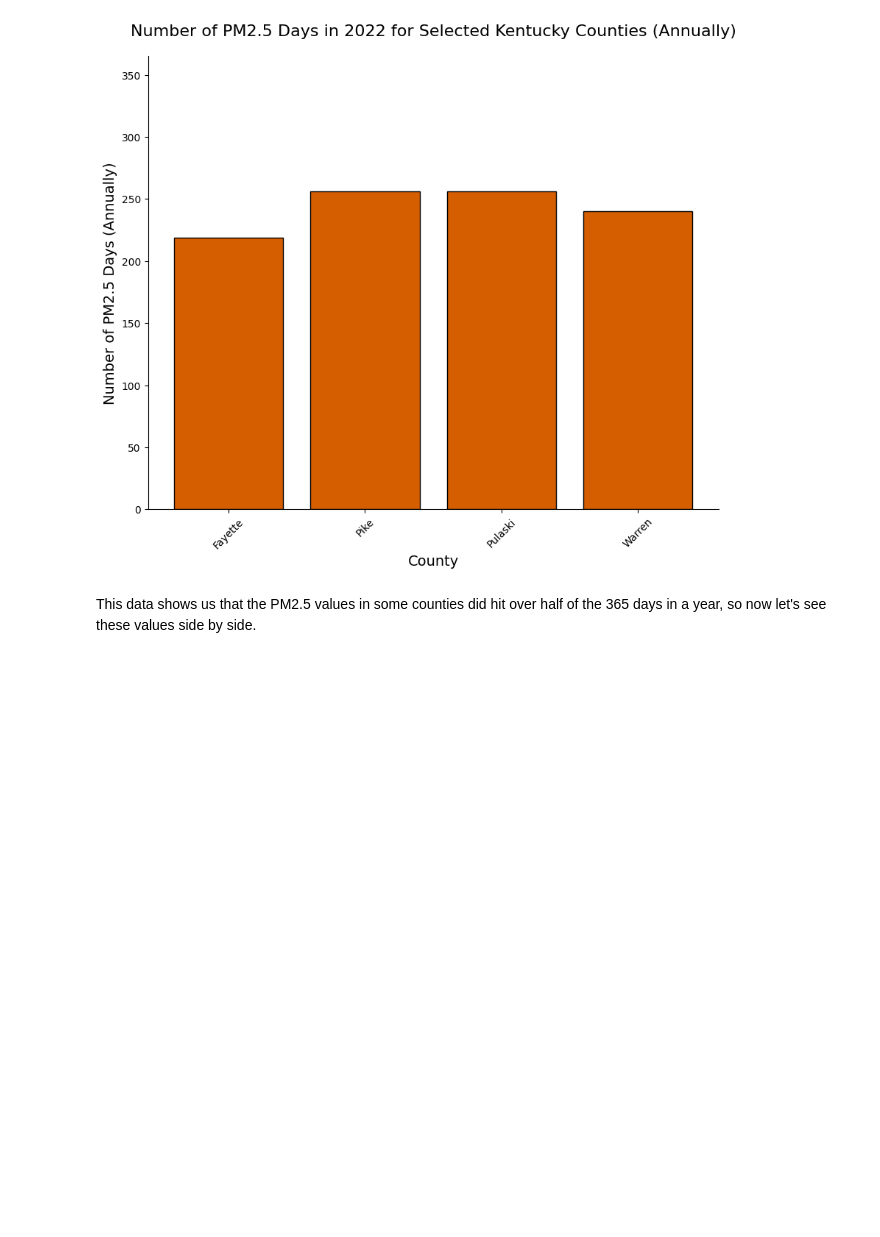
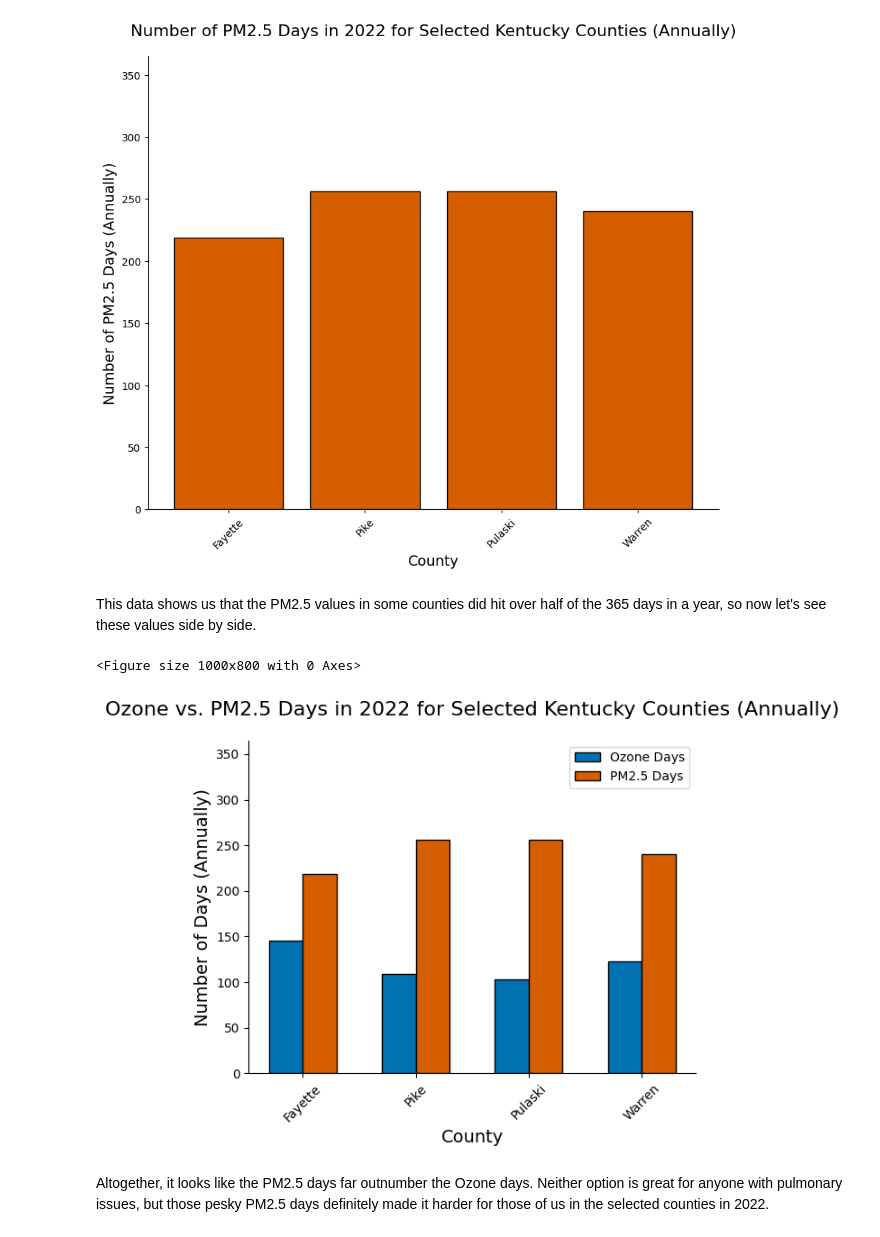
Before and after one commit to DaviLeeAnn/air_quality_and_hospital_admission_rates, a Jupyter notebook: Notebooks/air_quality_and_hospital_admission_rates_in_2022.ipynb, the cells around one changed output. Cells and saved outputs as stored; diff of their text form; code cells hidden in the pictures; blank space fills up the shorter version.

Commit message:
Final visualizations, additional markdown

```diff
--- a/Notebooks/air_quality_and_hospital_admission_rates_in_2022.ipynb
+++ b/Notebooks/air_quality_and_hospital_admission_rates_in_2022.ipynb
@@ -321,3 +322,32 @@ plt.show()
 [figure]
 # %% [markdown]
 This data shows us that the PM2.5 values in some counties did hit over half of the 365 days in a year, so now let's see these values side by side.
+# %%
+plt.figure(figsize=(10,8))
+
+w, x= 0.3, np.arange(len(ky_ozone['County']))
+
+fig, ax = plt.subplots()
+ax.bar(x - w/2, ky_ozone['Days Ozone'], width=w, label='Ozone Days', color='#0072B2', edgecolor='black', linewidth=1)
+ax.bar(x + w/2, ky_pm25['Days PM2.5'], width=w, label='PM2.5 Days', color='#D55E00', edgecolor='black', linewidth=1)
+
+ax = plt.gca()
+ax.spines['top'].set_visible(False)
+ax.spines['right'].set_visible(False)
+
+plt.ylim(0, 365)
+
+plt.title('Ozone vs. PM2.5 Days in 2022 for Selected Kentucky Counties (Annually)', fontsize=16, pad=20)
+plt.xlabel('County', fontsize=14)
+plt.ylabel('Number of Days (Annually)', fontsize=14)
+plt.xticks(x, ky_ozone['County'], rotation=45)
+plt.legend()
+
+
+plt.savefig('../Visualizations/ozone_vs_pm25_days_ky_counties_2022.jpg', bbox_inches='tight')
+plt.show()
+# %% [output]
+<Figure size 1000x800 with 0 Axes>
+[figure, added]
+# %% [markdown]
+Altogether, it looks like the PM2.5 days far outnumber the Ozone days. Neither option is great for anyone with pulmonary issues, but those pesky PM2.5 days definitely made it harder for those of us in the selected counties in 2022.
```
Also changed, not shown: parts of 2 cells of this notebook, 1 other file.
